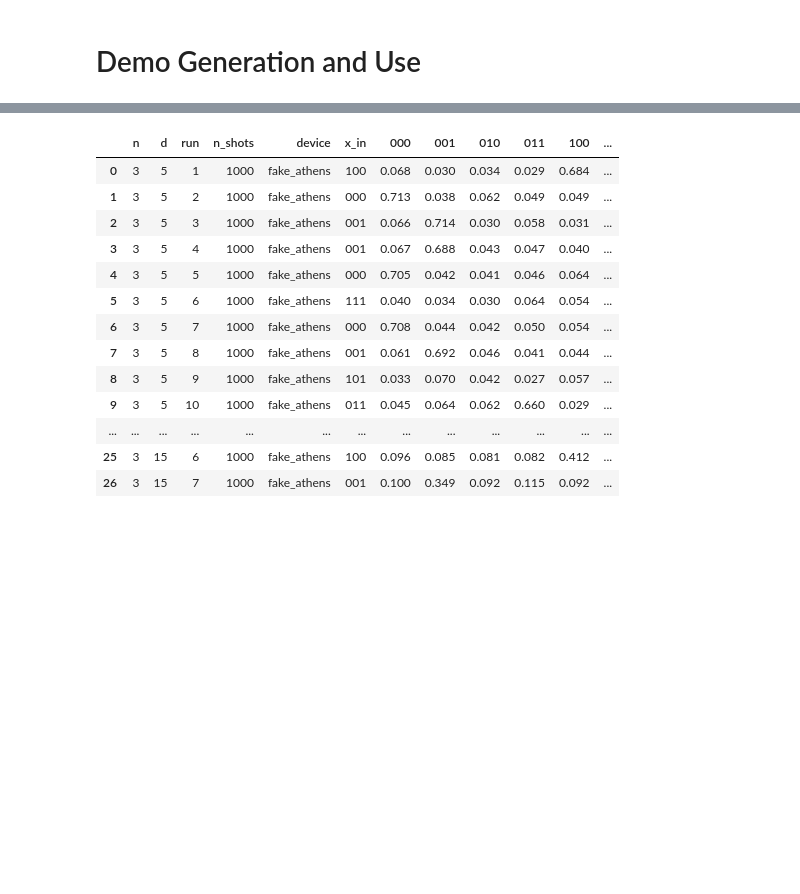
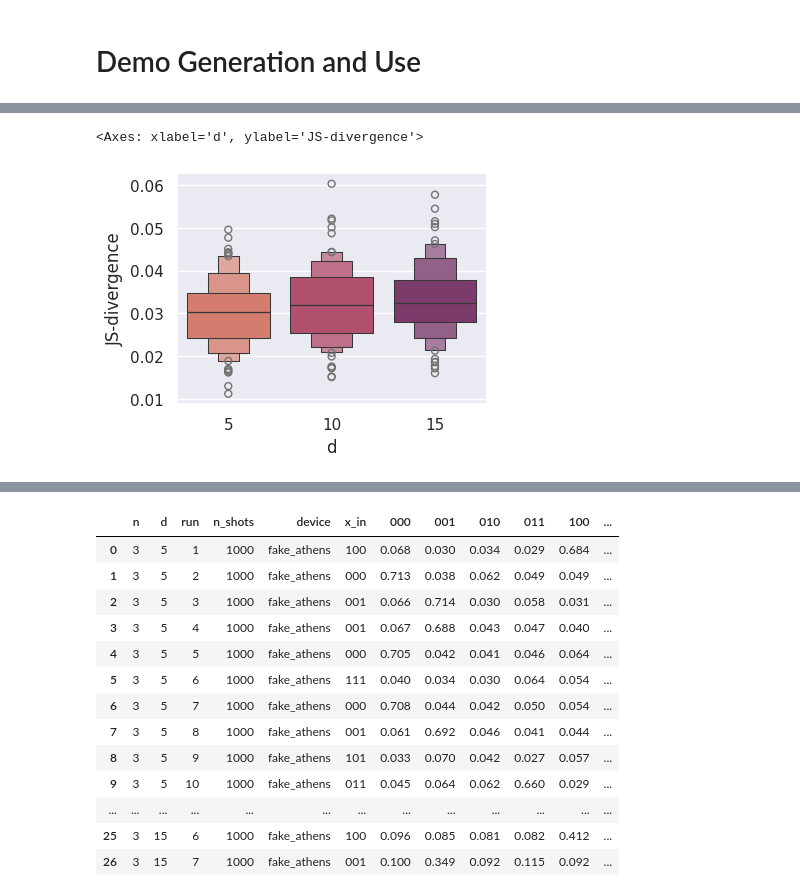
Before and after one commit to BenPrie/quantum-noise-ml, a Jupyter notebook: data-generation.ipynb, the cells around one changed output, grey strips where cells are left out. Cells and saved outputs as stored; diff of their text form; code cells hidden in the pictures; blank space fills up the shorter version.

```diff
--- a/data-generation.ipynb
+++ b/data-generation.ipynb
@@ -675,0 +721,7 @@ identity_circuit_routine(3, [4, 5, 6], fake_athens, n_runs=5, n_shots=100)
+# %%
+# Plot.
+fig, ax = plt.subplots(1, 1, figsize=(4, 3))
+sns.boxenplot(data=data, x='d', y='JS-divergence', palette='flare', ax=ax)
+# %% [output]
+<Axes: xlabel='d', ylabel='JS-divergence'>
+[figure, added]
```
Also changed, not shown: parts of 14 cells of this notebook.
